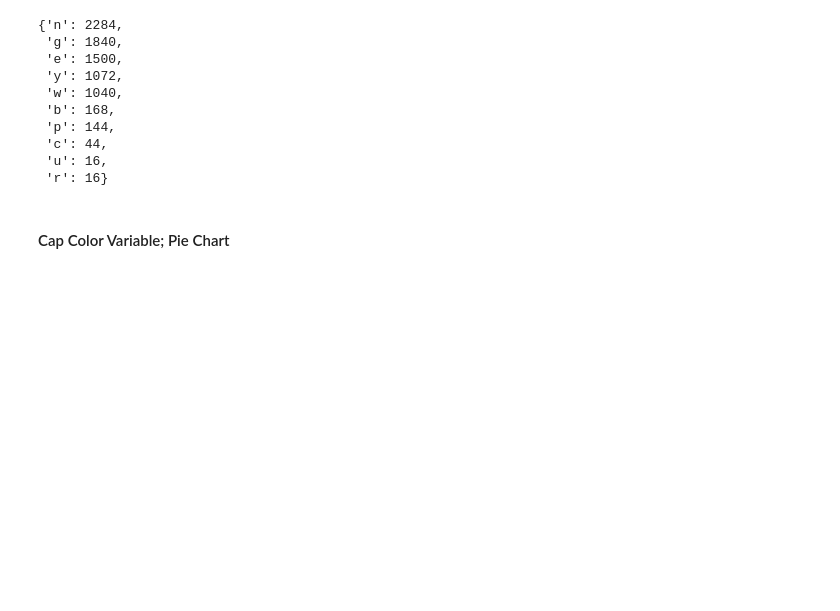
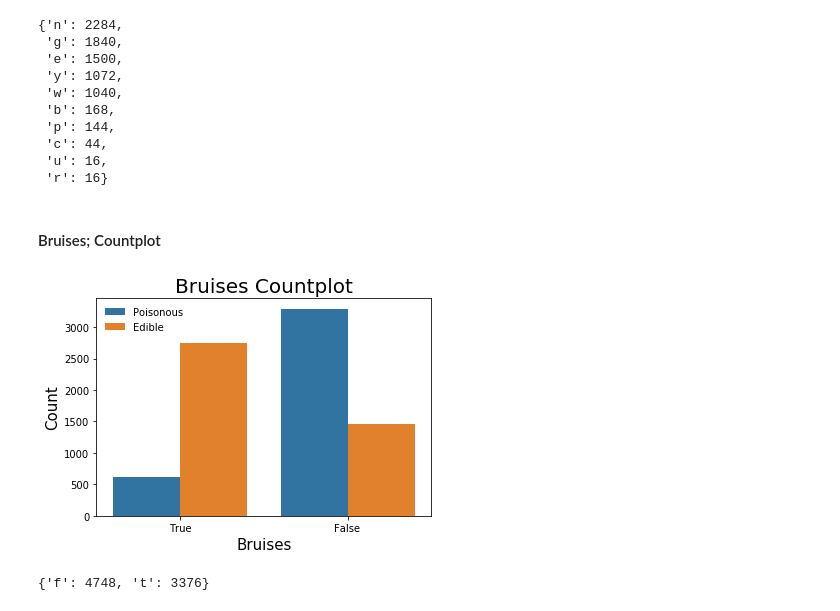
Before and after one commit to akshaynayanravi/mushrooms_classes, a Jupyter notebook: mushroom_types_classification.ipynb, the cells around one changed output. Cells and saved outputs as stored; diff of their text form; code cells hidden in the pictures; blank space fills up the shorter version.

```diff
--- a/mushroom_types_classification.ipynb
+++ b/mushroom_types_classification.ipynb
@@ -168,5 +167,20 @@ data_raw['cap-color'].value_counts().to_dict()
  'c': 44,
  'u': 16,
  'r': 16}
-# %% [markdown]
-#### Cap Color Variable; Pie Chart
+# %% [markdown]
+#### Bruises; Countplot
+# %%
+#Let's plot a Countplot for Variable Bruiess
+fig = sns.countplot(x= 'bruises', hue= 'class', data= data_raw)
+plt.title('Bruises Countplot', size= 20)
+plt.xlabel('Bruises', size= 15)
+plt.ylabel('Count', size= 15)
+fig.set(xticklabels= ['True', 'False'])
+fig.legend(['Poisonous', 'Edible'], loc= 'upper left', frameon= False)
+plt.show()
+# %% [output]
+[figure, added]
+# %%
+data_raw['bruises'].value_counts().to_dict()
+# %% [output]
+{'f': 4748, 't': 3376}
```
Also changed, not shown: parts of 10 cells of this notebook.
